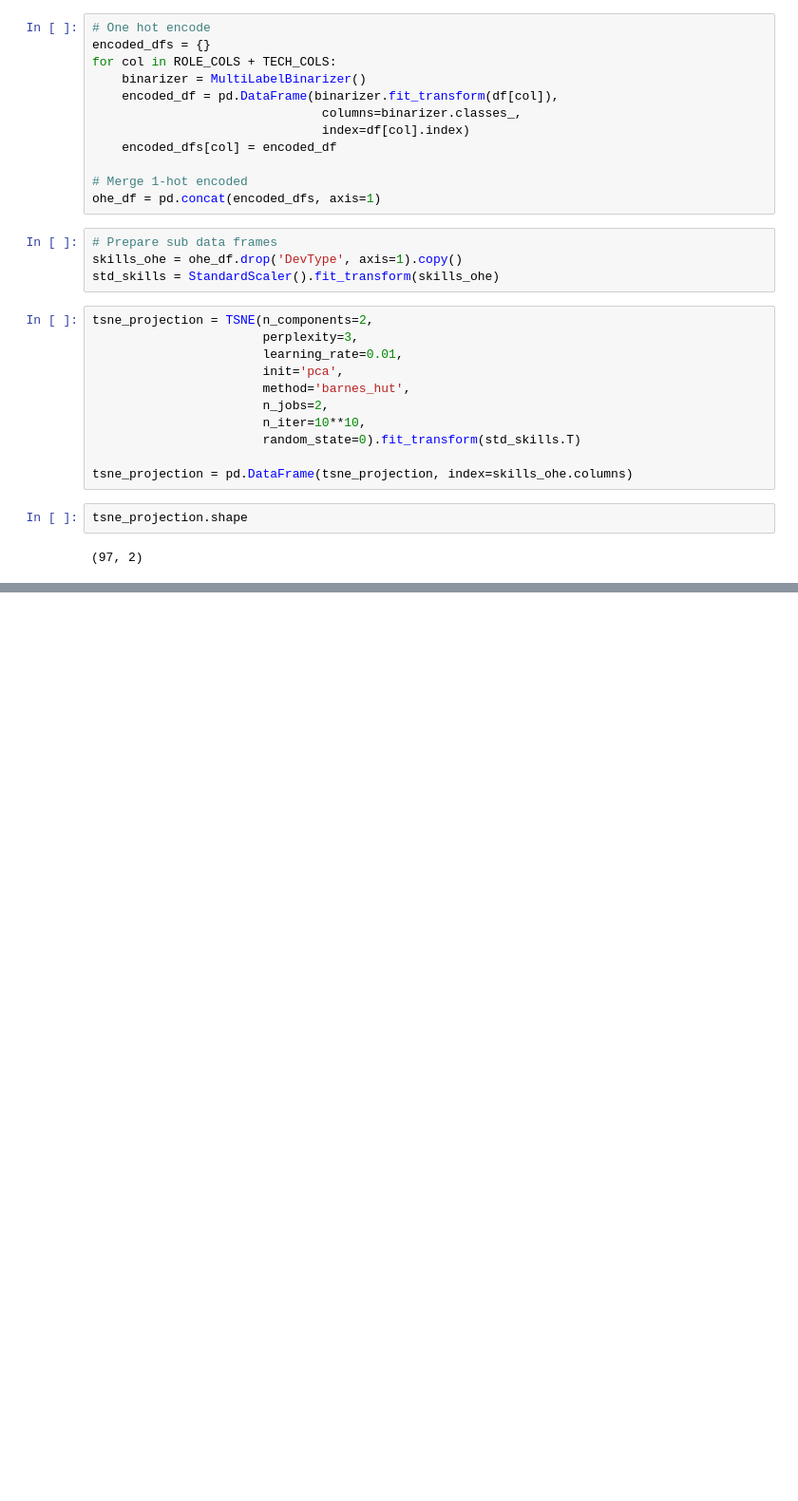
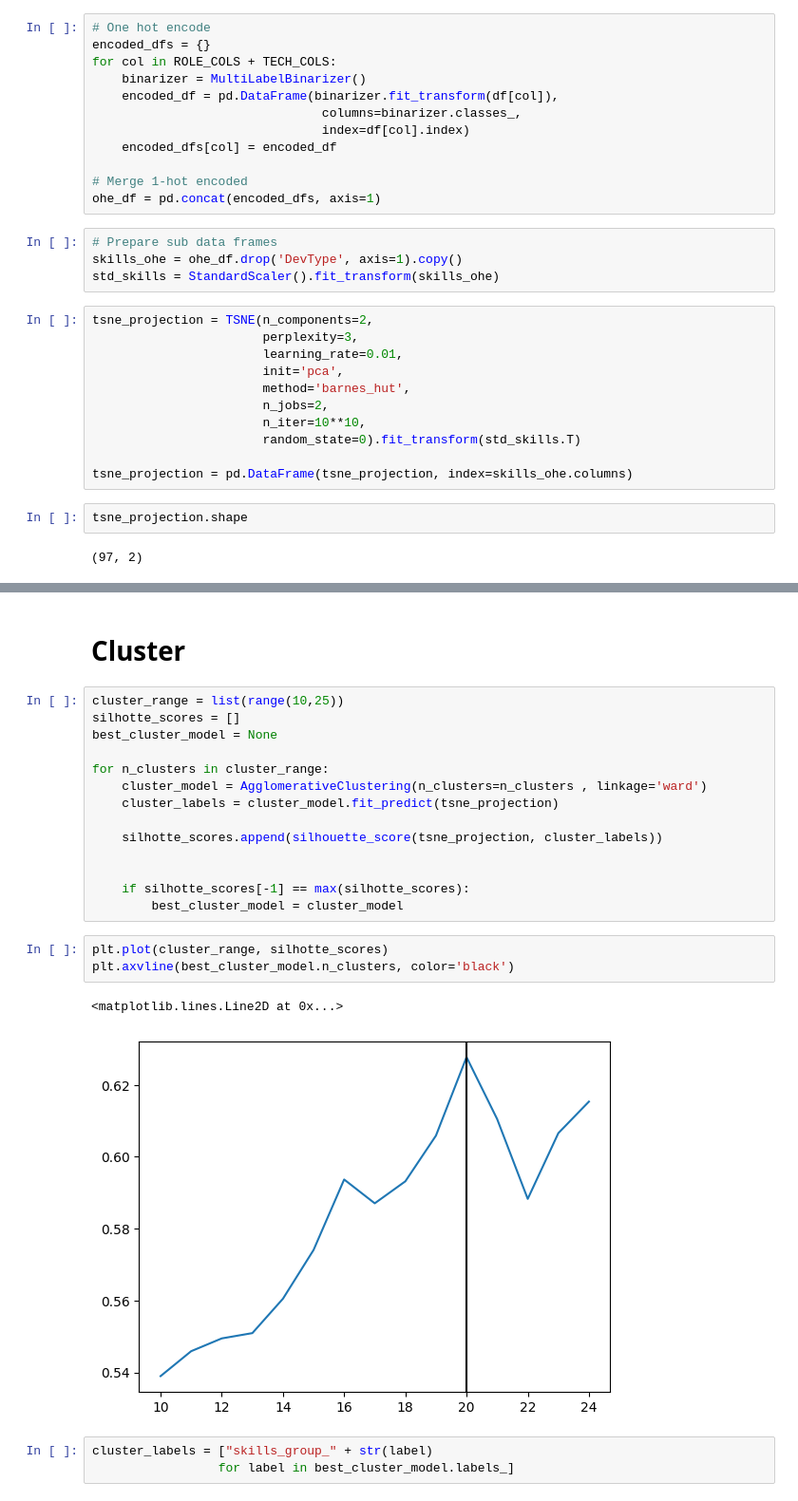
Before and after one commit to omar-shaaban742001/Tech2Job-Predictor-system, a Jupyter notebook: notebooks/03_freature_engineering.ipynb, the cells around one changed output, grey strips where cells are left out. Shown: that part at 95% size. Saved outputs shown, nothing was run; the diff lists cells and outputs as text; blank space fills up the shorter version.

```diff
--- a/notebooks/03_freature_engineering.ipynb
+++ b/notebooks/03_freature_engineering.ipynb
@@ -83,3 +84,28 @@ fig.update_layout(height=1000, width=1000, title_text='TSNE')
 fig.show()
 # %% [output]
 [interactive output not drawn]
+# %% [markdown]
+# Cluster
+# %%
+cluster_range = list(range(10,25))
+silhotte_scores = []
+best_cluster_model = None
+
+for n_clusters in cluster_range:
+    cluster_model = AgglomerativeClustering(n_clusters=n_clusters , linkage='ward')
+    cluster_labels = cluster_model.fit_predict(tsne_projection)
+
+    silhotte_scores.append(silhouette_score(tsne_projection, cluster_labels))
+
+
+    if silhotte_scores[-1] == max(silhotte_scores):
+        best_cluster_model = cluster_model
+# %%
+plt.plot(cluster_range, silhotte_scores)
+plt.axvline(best_cluster_model.n_clusters, color='black')
+# %% [output]
+<matplotlib.lines.Line2D at 0x...>
+[figure, added]
+# %%
+cluster_labels = ["skills_group_" + str(label)
+                 for label in best_cluster_model.labels_]
```
Also changed, not shown: parts of 8 cells of this notebook.
